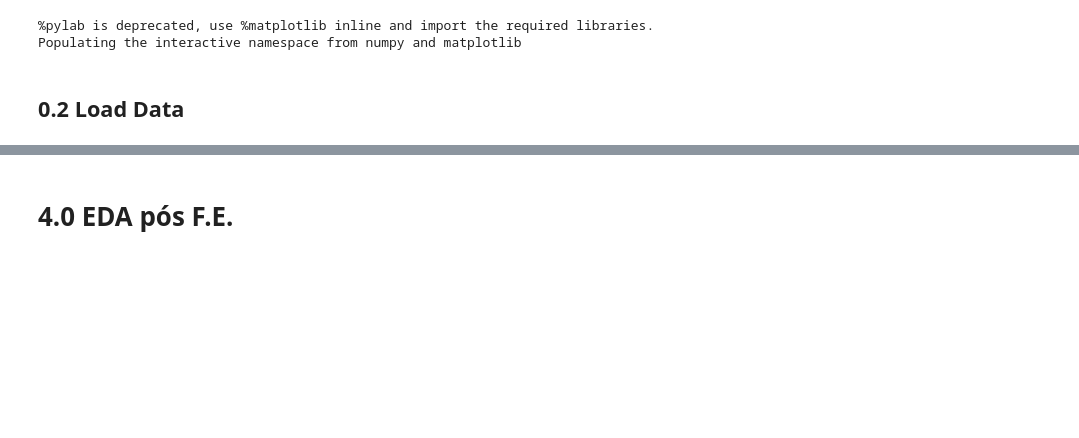
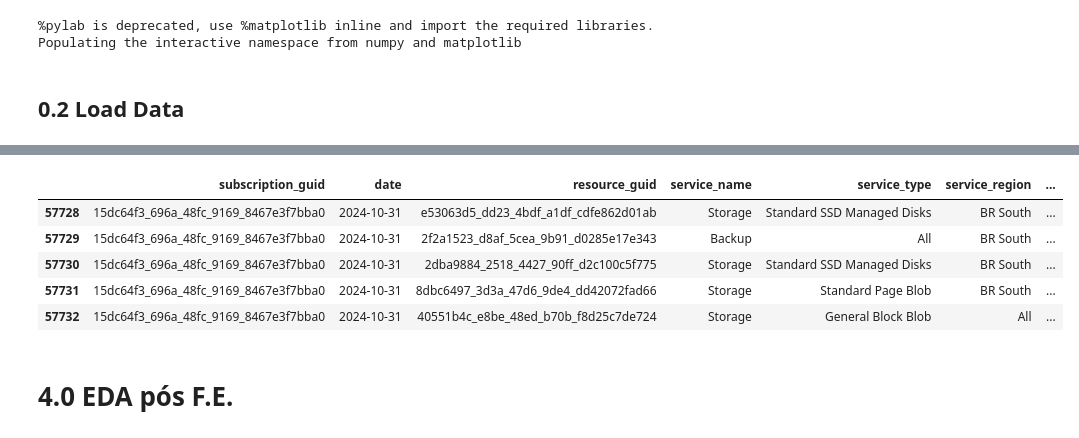
Before and after one commit to Gabrielnbr/modelo_unicin, a Jupyter notebook: notebooks/4_0_eda_pos_fe.ipynb, the cells around one changed output, grey strips where cells are left out. Drawn from its saved outputs; the diff is of its cells as text; code cells hidden in the pictures; blank space fills up the shorter version.

```diff
--- a/notebooks/4_0_eda_pos_fe.ipynb
+++ b/notebooks/4_0_eda_pos_fe.ipynb
@@ -51,3 +102,12 @@ df.sample(2)
+# %%
+df.tail(5)
+# %% [output]
+|  | subscription_guid | date | resource_guid | service_name | service_type | service_region | ... |
+| 57728 | 15dc64f3_696a_48fc_9169_8467e3f7bba0 | 2024-10-31 | e53063d5_dd23_4bdf_a1df_cdfe862d01ab | Storage | Standard SSD Managed Disks | BR South | ... |
+| 57729 | 15dc64f3_696a_48fc_9169_8467e3f7bba0 | 2024-10-31 | 2f2a1523_d8af_5cea_9b91_d0285e17e343 | Backup | All | BR South | ... |
+| 57730 | 15dc64f3_696a_48fc_9169_8467e3f7bba0 | 2024-10-31 | 2dba9884_2518_4427_90ff_d2c100c5f775 | Storage | Standard SSD Managed Disks | BR South | ... |
+| 57731 | 15dc64f3_696a_48fc_9169_8467e3f7bba0 | 2024-10-31 | 8dbc6497_3d3a_47d6_9de4_dd42072fad66 | Storage | Standard Page Blob | BR South | ... |
+| 57732 | 15dc64f3_696a_48fc_9169_8467e3f7bba0 | 2024-10-31 | 40551b4c_e8be_48ed_b70b_f8d25c7de724 | Storage | General Block Blob | All | ... |
 # %% [markdown]
 # 4.0 EDA pós F.E.
 # %% [markdown]
```
Also changed, not shown: parts of 17 cells of this notebook.
